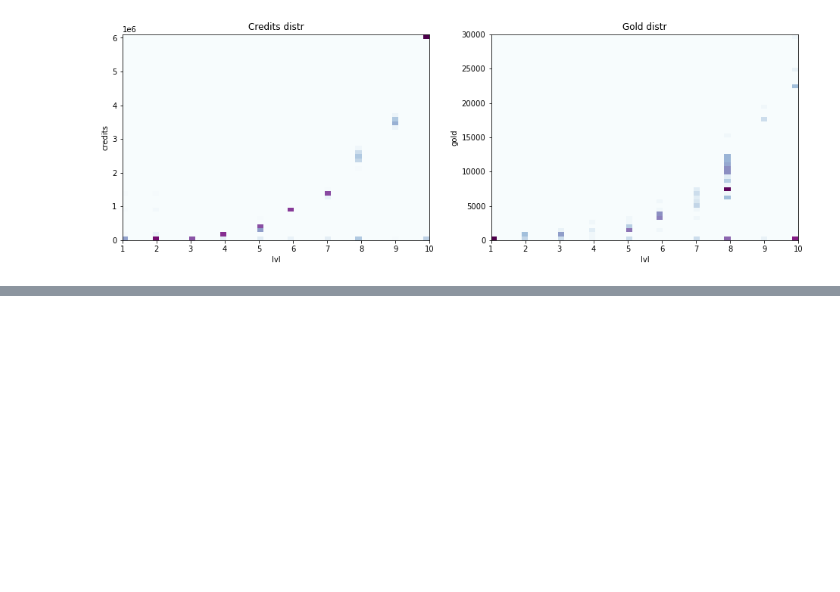
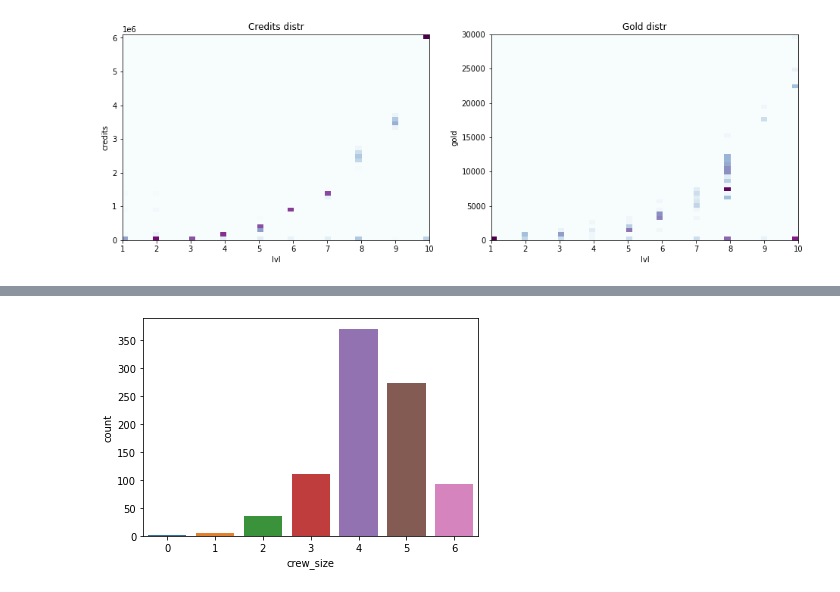
Before and after one commit to Egorka1/WG_Forge, a Jupyter notebook: WGProject.ipynb, the cells around one changed output, grey strips where cells are left out. Cells and saved outputs as stored; diff of their text form; code cells hidden in the pictures; blank space fills up the shorter version.

```diff
--- a/WGProject.ipynb
+++ b/WGProject.ipynb
@@ -29,0 +81,4 @@ data.info()
+# %%
+sns.countplot(catalog['crew_size']);
+# %% [output]
+[figure, added]
```
Also changed, not shown: parts of 26 cells of this notebook.
